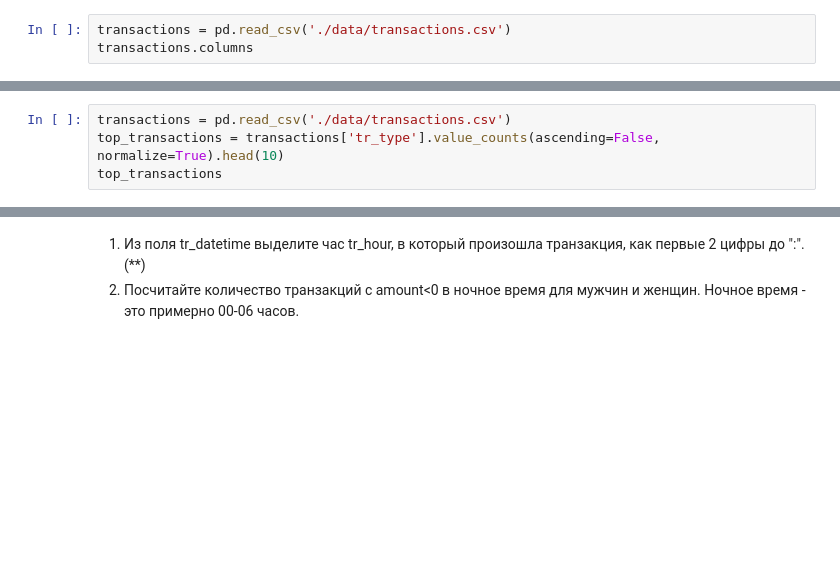
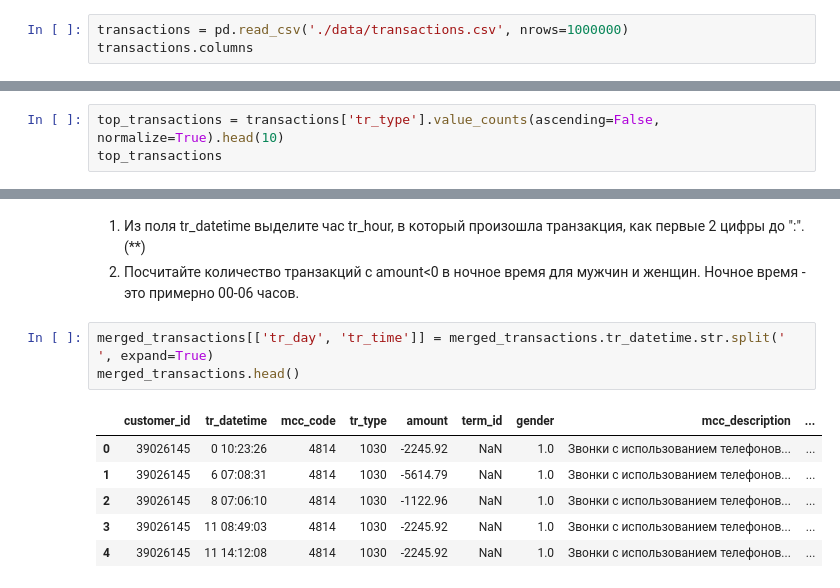
Before and after one commit to fadyat/ITMO-PROBLEMS, a Jupyter notebook: Machine-Learning/V semester/lab2.ipynb, the cells around one changed output, grey strips where cells are left out. Drawn from its saved outputs; the diff is of its cells as text; blank space fills up the shorter version.

```diff
--- a/Machine-Learning/V semester/lab2.ipynb
+++ b/Machine-Learning/V semester/lab2.ipynb
@@ -110,7 +36,7 @@ Downloading...
 From: https://drive.google.com/uc?id=1lEpoRKczv5EvZhff9O2I-0JkdHnbe_Mq
 To: /Users/artyomfadeyev/GitHub/ITMO-PROBLEMS/Machine-Learning/V semester/data/transactions.csv
 # %%
-transactions = pd.read_csv('./data/transactions.csv')
+transactions = pd.read_csv('./data/transactions.csv', nrows=1000000)
 transactions.columns
 # %% [output]
 Index(['customer_id', 'tr_datetime', 'mcc_code', 'tr_type', 'amount',
@@ -157,7 +80,6 @@ tr_types_samples.isin(types_contains_substrings).value_counts()[True] / len(tr_t
 1. Для столбца tr_type датафрейма transactions посчитайте частоту встречаемости всех типов транзакций tr_type в transactions.
 2. Выведите топ-10 транзакций по частоте встречаемости (вывести для них tr_description тоже).
 # %%
-transactions = pd.read_csv('./data/transactions.csv')
 top_transactions = transactions['tr_type'].value_counts(ascending=False, normalize=True).head(10)
 top_transactions
 # %% [output]
@@ -233,3 +348,13 @@ NameError: name 'transactions' is not defined
 # %% [markdown]
 1. Из поля tr_datetime выделите час tr_hour, в который произошла транзакция, как первые 2 цифры до ":". (\**)
 2. Посчитайте количество транзакций с amount<0 в ночное время для мужчин и женщин. Ночное время - это примерно 00-06 часов.
+# %%
+merged_transactions[['tr_day', 'tr_time']] = merged_transactions.tr_datetime.str.split(' ', expand=True)
+merged_transactions.head()
+# %% [output]
+|  | customer_id | tr_datetime | mcc_code | tr_type | amount | term_id | gender | mcc_description | ... |
+| 0 | 39026145 | 0 10:23:26 | 4814 | 1030 | -2245.92 | NaN | 1.0 | Звонки с использованием телефонов... | ... |
+| 1 | 39026145 | 6 07:08:31 | 4814 | 1030 | -5614.79 | NaN | 1.0 | Звонки с использованием телефонов... | ... |
+| 2 | 39026145 | 8 07:06:10 | 4814 | 1030 | -1122.96 | NaN | 1.0 | Звонки с использованием телефонов... | ... |
+| 3 | 39026145 | 11 08:49:03 | 4814 | 1030 | -2245.92 | NaN | 1.0 | Звонки с использованием телефонов... | ... |
+| 4 | 39026145 | 11 14:12:08 | 4814 | 1030 | -2245.92 | NaN | 1.0 | Звонки с использованием телефонов... | ... |
```
Also changed, not shown: parts of 32 cells of this notebook.
